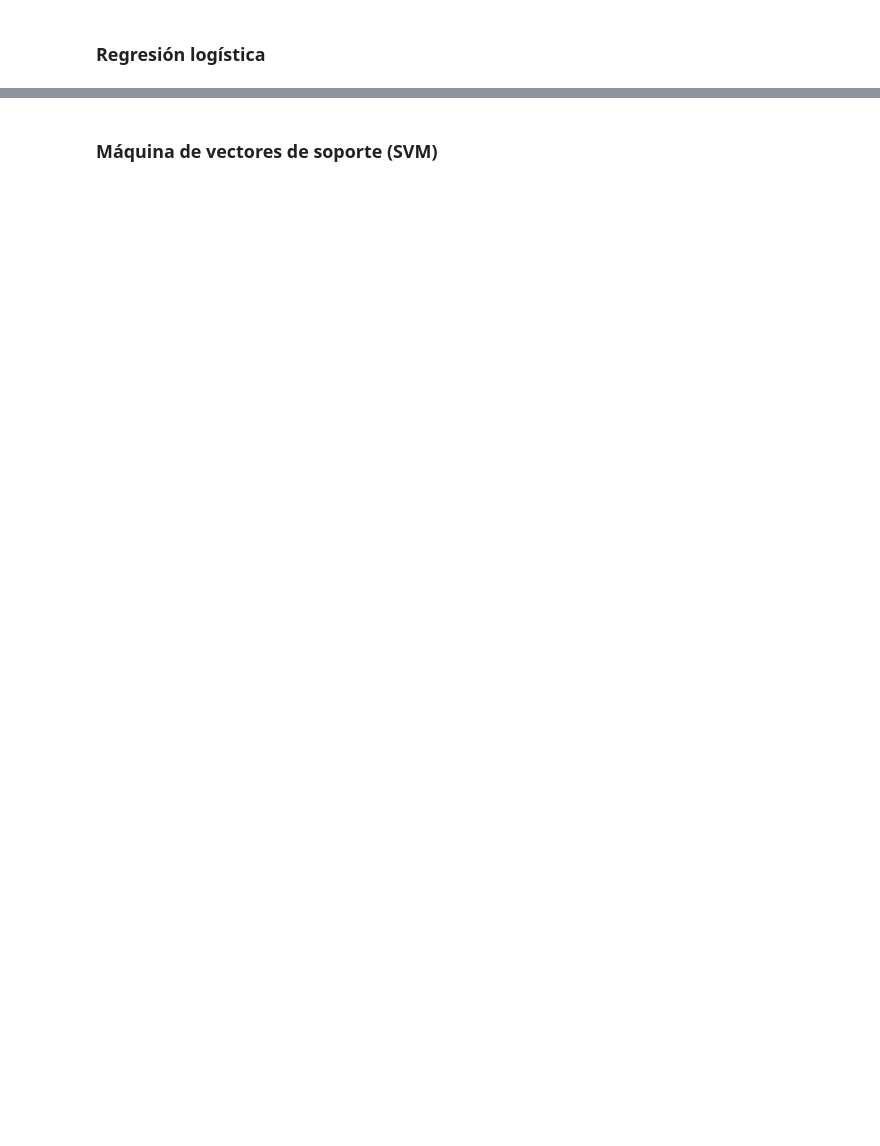
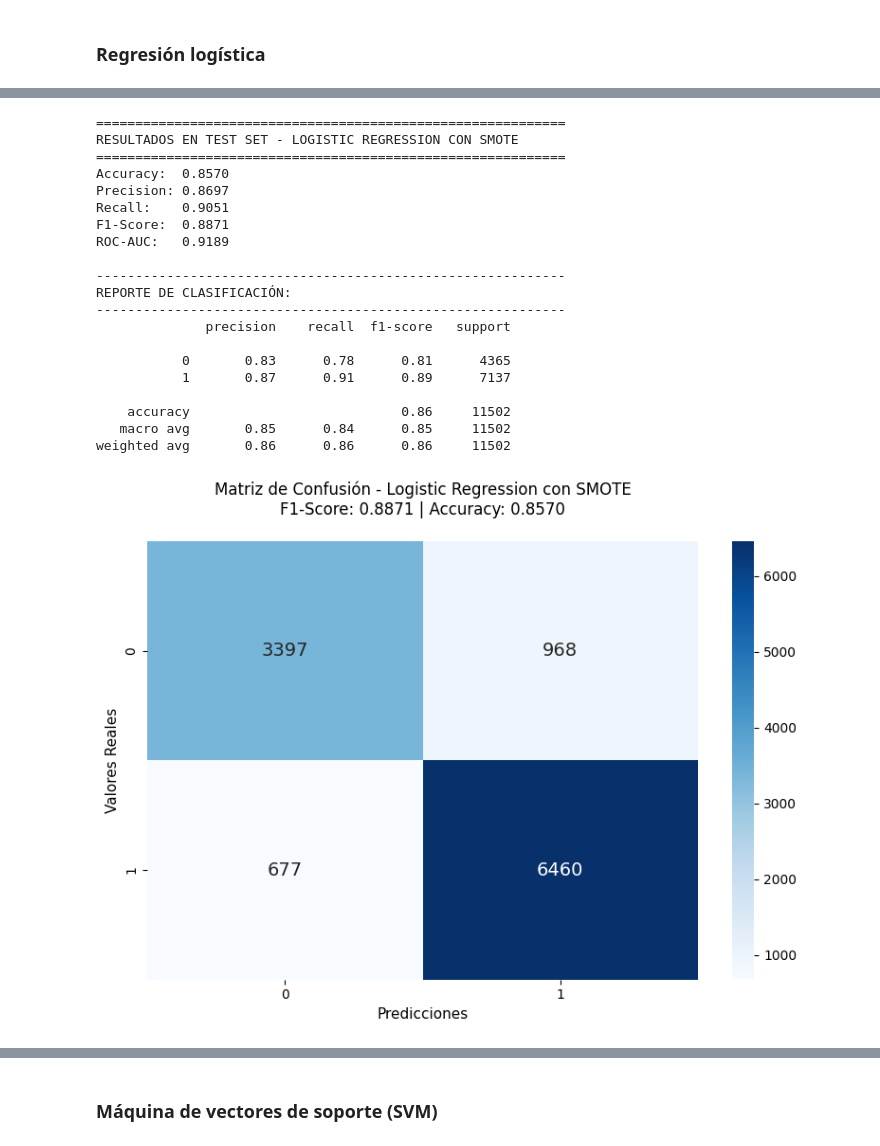
Before and after one commit to SofiaForni/aprendizaje_automatico_desertores, a Jupyter notebook: notebooks/modelos_target_binaria.ipynb, the cells around one changed output, grey strips where cells are left out. Cells and saved outputs as stored; diff of their text form; code cells hidden in the pictures; blank space fills up the shorter version.

```diff
--- a/notebooks/modelos_target_binaria.ipynb
+++ b/notebooks/modelos_target_binaria.ipynb
@@ -219,0 +251,25 @@ weighted avg       0.85      0.85      0.85     11502
+# %%
+results = analyzer.evaluar_y_guardar_modelo(grid_search, X_test, y_test, y_pred, y_pred_proba,
+                          nombre_modelo="Logistic Regression con SMOTE")
+# %% [output]
+============================================================
+RESULTADOS EN TEST SET - LOGISTIC REGRESSION CON SMOTE
+============================================================
+Accuracy:  0.8570
+Precision: 0.8697
+Recall:    0.9051
+F1-Score:  0.8871
+ROC-AUC:   0.9189
+
+------------------------------------------------------------
+REPORTE DE CLASIFICACIÓN:
+------------------------------------------------------------
+              precision    recall  f1-score   support
+
+           0       0.83      0.78      0.81      4365
+           1       0.87      0.91      0.89      7137
+
+    accuracy                           0.86     11502
+   macro avg       0.85      0.84      0.85     11502
+weighted avg       0.86      0.86      0.86     11502
+[figure, added]
```
Also changed, not shown: parts of 57 cells of this notebook, 2 other files.
